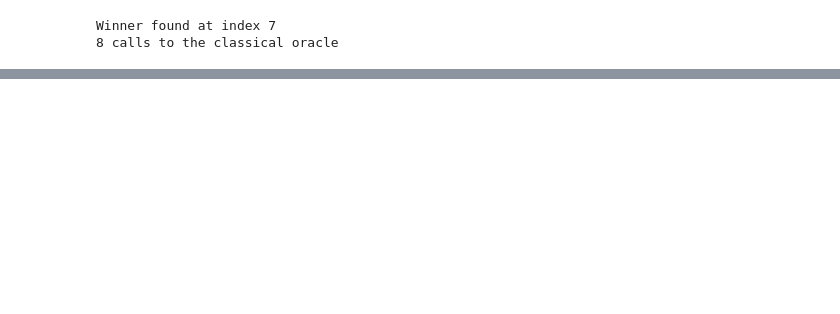
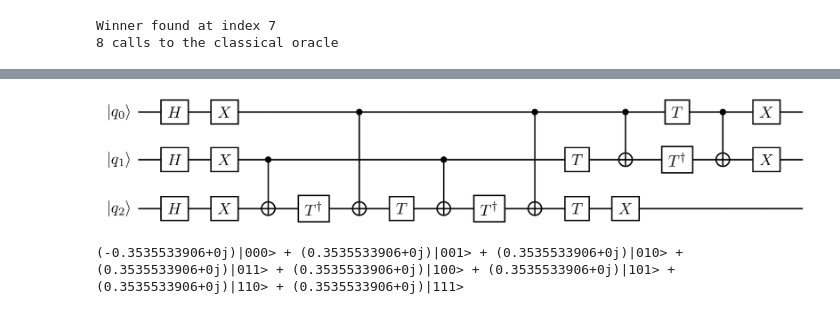
Before and after one commit to nvoitek/QC, a Jupyter notebook: Grovers/grovers-algorithm.ipynb, the cells around one changed output, grey strips where cells are left out. Drawn from its saved outputs; the diff is of its cells as text; code cells hidden in the pictures; blank space fills up the shorter version.

```diff
--- a/Grovers/grovers-algorithm.ipynb
+++ b/Grovers/grovers-algorithm.ipynb
@@ -31,0 +49,21 @@ UnicodeDecodeError: 'utf-8' codec can't decode byte 0xbf in position 482: invali
+# %%
+grover_circuit = Program()
+grover_circuit += H(0)
+grover_circuit += H(1)
+grover_circuit += H(2)
+grover_circuit += X(0)
+grover_circuit += X(1)
+grover_circuit += X(2)
+grover_circuit += quantum_oracle
+grover_circuit += X(0)
+grover_circuit += X(1)
+grover_circuit += X(2)
+display(grover_circuit)
+# %% [output]
+[figure, added]
+# %%
+wavefunction_simulator = WavefunctionSimulator()
+wavefunction = wavefunction_simulator.wavefunction(grover_circuit)
+print(wavefunction)
+# %% [output]
+(-0.3535533906+0j)|000> + (0.3535533906+0j)|001> + (0.3535533906+0j)|010> + (0.3535533906+0j)|011> + (0.3535533906+0j)|100> + (0.3535533906+0j)|101> + (0.3535533906+0j)|110> + (0.3535533906+0j)|111>
```
Also changed, not shown: parts of 6 cells of this notebook, 2 other files.
